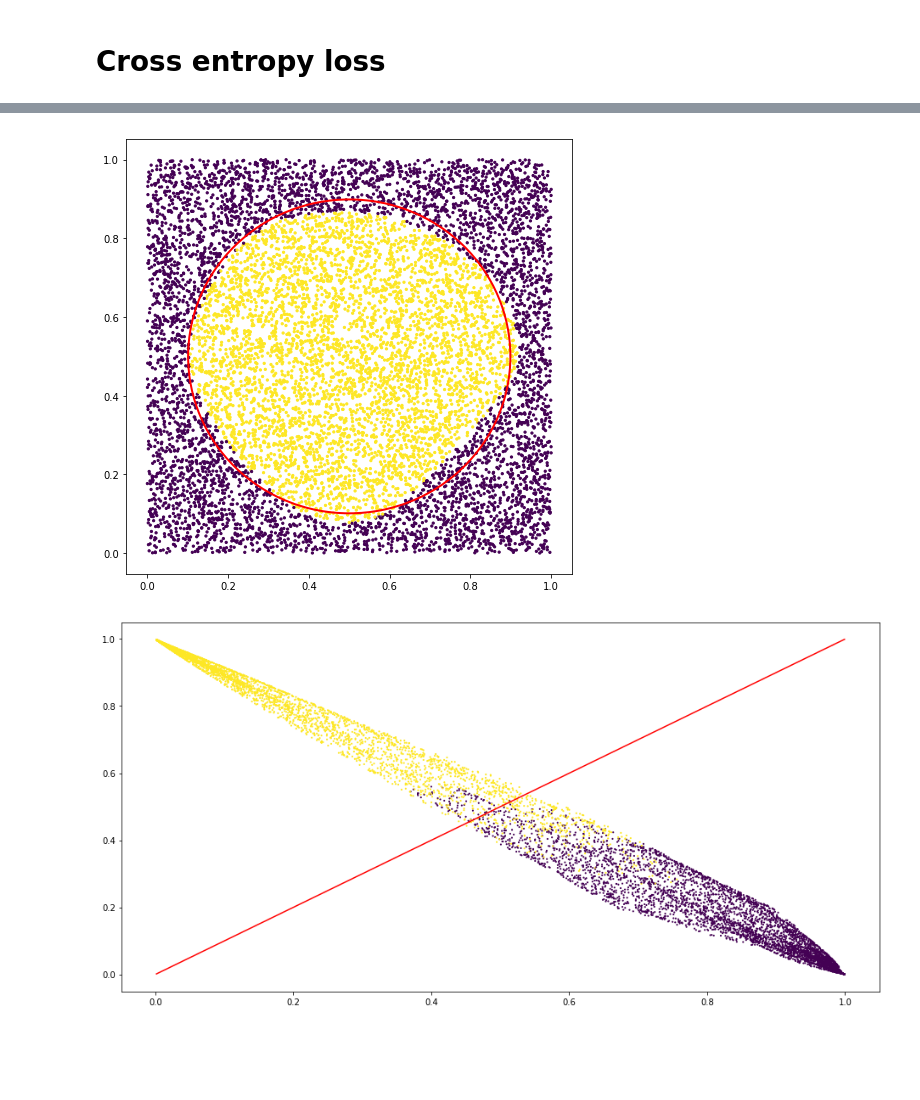
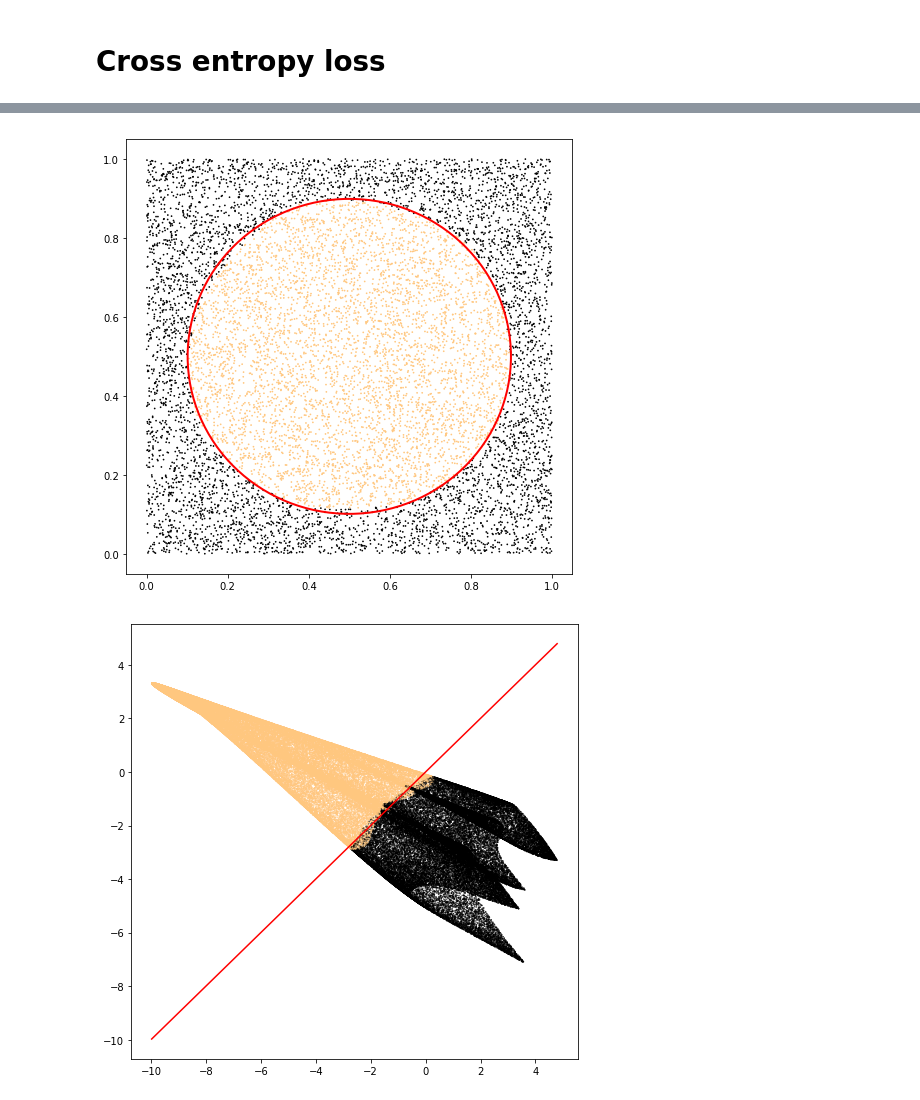
Before and after one commit to joachimtapp/deep_learning, a Jupyter notebook: Project_2.ipynb, the cells around one changed output, grey strips where cells are left out. Cells and saved outputs as stored; diff of their text form; code cells hidden in the pictures; blank space fills up the shorter version.

```diff
--- a/Project_2.ipynb
+++ b/Project_2.ipynb
@@ -217,0 +221,9 @@ for i in range(50):
+# %%
+fig=plt.figure(figsize=(8, 8))
+
+for i in range(10):
+    plt.plot(range(200),err_epoch_cel[:,i].numpy())
+
+plt.xlabel('epoch')
+plt.ylabel('error')
+plt.show()
@@ -310,35 +331,35 @@ for i in range(100):
 # %%
 # crossEntropyLoss
 
 test_input,test_target=generate_disc_set(10000)
 test_input.sub_(mean).div_(std)
 output=torch.empty(10000,2)
 decision=torch.empty(10000)
 for j in range(test_target.shape[0]):
     output[j,:]=net.forward(test_input[j,:])
     decision[j]= int(bool(output[j,:].argmax()))
 
 
 fig=plt.figure(figsize=(8, 8))
 color=decision
 circle1=plt.Circle((0.5,0.5), 1/math.sqrt(2*math.pi),linewidth=2 ,color='r',fill=False)
 plt.gcf().gca().add_artist(circle1)
 test_input.mul_(std).add_(mean)
-plt.scatter(test_input[:,0],test_input[:,1],c=color,s=5)
+plt.scatter(test_input[:,0],test_input[:,1],c=color,s=0.5,cmap='copper')
 plt.show()
 
-test_input,test_target=generate_disc_set(10000)
+test_input,test_target=generate_disc_set(100000)
 test_input.sub_(mean).div_(std)
-output=torch.empty(10000,2)
-decision=torch.empty(10000)
+output=torch.empty(100000,2)
+decision=torch.empty(100000)
 for j in range(test_target.shape[0]):
     output[j,:]=net.forward(test_input[j,:])
 
-fig=plt.figure(figsize=(16, 8))
+fig=plt.figure(figsize=(8, 8))
 color=test_target
 plt.plot([torch.min(output[:,0]),torch.max(output[:,0])],[torch.min(output[:,0]),torch.max(output[:,0])],c='r')
-plt.scatter(output[:,0],output[:,1],c=color,marker='.',s=5)
+plt.scatter(output[:,0],output[:,1],c=color,marker='.',s=0.5,cmap='copper')
 plt.show()
 # %% [output]
-[figure, old version]
+[figure, new version]
-[figure, old version]
+[figure, new version]
```
Also changed, not shown: parts of 4 cells of this notebook, 12 other files.
